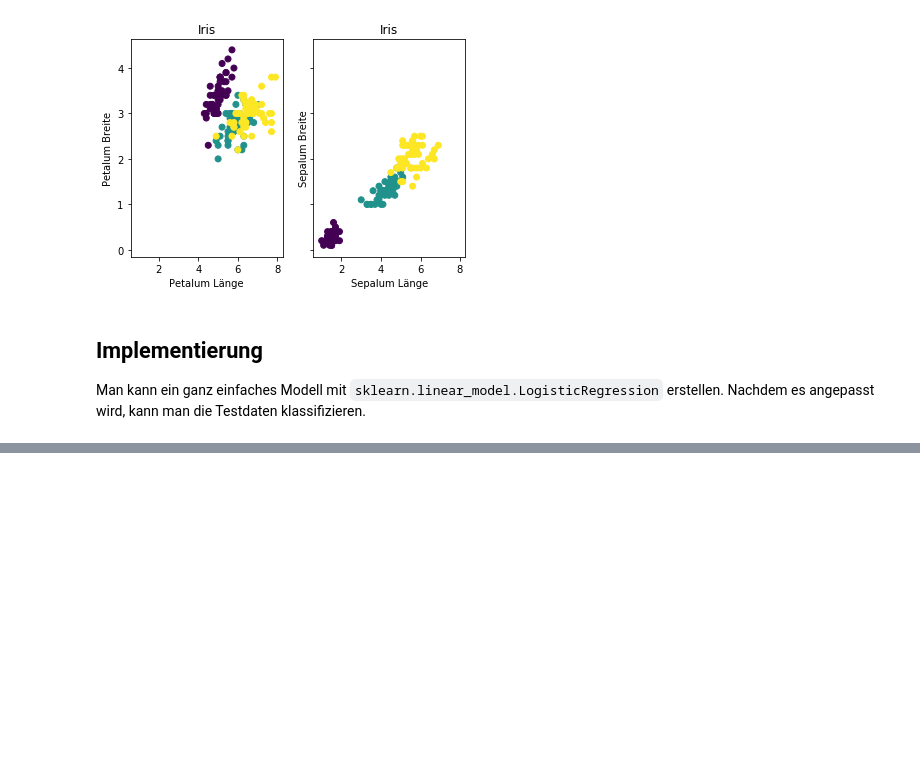
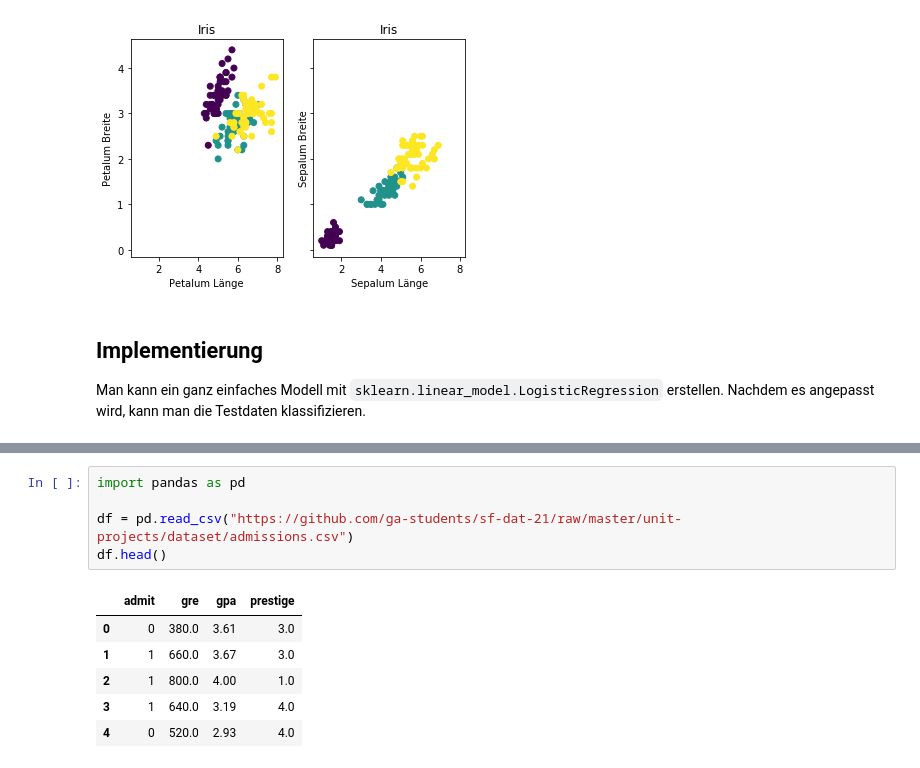
Before and after one commit to emomicrowave/machine-learning-tutorials, a Jupyter notebook: 04-logistic_regression/tutorial.ipynb, the cells around one changed output, grey strips where cells are left out. Saved outputs shown, nothing was run; the diff lists cells and outputs as text; blank space fills up the shorter version.

```diff
--- a/04-logistic_regression/tutorial.ipynb
+++ b/04-logistic_regression/tutorial.ipynb
@@ -106,0 +104,12 @@ Die einfachste Form dieses Modells ist die binäre logistische Regression. Das h
+# %%
+import pandas as pd
+
+df = pd.read_csv("https://github.com/ga-students/sf-dat-21/raw/master/unit-projects/dataset/admissions.csv")
+df.head()
+# %% [output]
+|  | admit | gre | gpa | prestige |
+| 0 | 0 | 380.0 | 3.61 | 3.0 |
+| 1 | 1 | 660.0 | 3.67 | 3.0 |
+| 2 | 1 | 800.0 | 4.00 | 1.0 |
+| 3 | 1 | 640.0 | 3.19 | 4.0 |
+| 4 | 0 | 520.0 | 2.93 | 4.0 |
```
Also changed, not shown: parts of 9 cells of this notebook.
